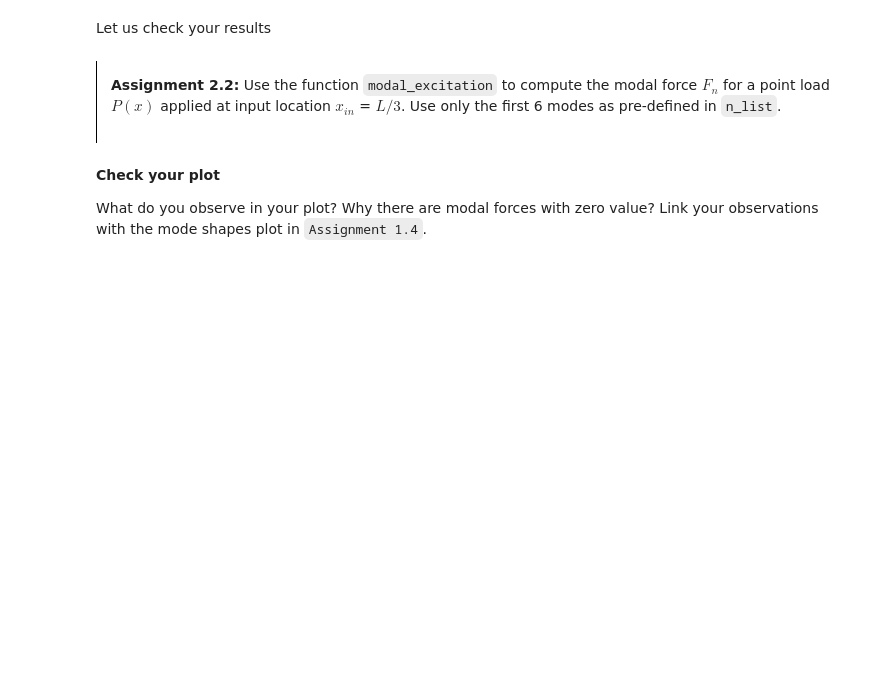
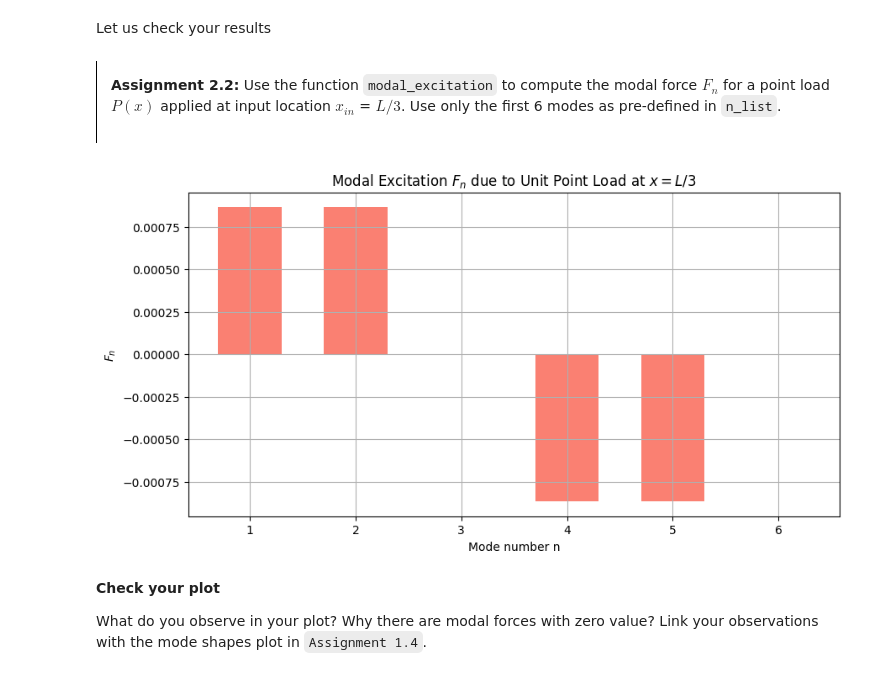
Before and after one commit to Bastien-ulb/MV2627_Exercises, a Jupyter notebook: Session5_Continuous_systems/session5.ipynb, the cells around one changed output. Cells and saved outputs as stored; diff of their text form; code cells hidden in the pictures; blank space fills up the shorter version.

```diff
--- a/Session5_Continuous_systems/session5.ipynb
+++ b/Session5_Continuous_systems/session5.ipynb
@@ -430,18 +436,24 @@ assert np.min(point_load(L, x, x_in)) == 0, "The point load should be 0 outside
 # %%
 n_list = np.arange(1, 7)  # first 6 modes
 x = np.linspace(0, L, 1000)  # positions along the beam
-p = None  # define your point load
 psi_list = None  # list of mode shapes
 F_n_list = None # list of modal forces
 # YOUR CODE HERE
-raise NotImplementedError()
+p_x = point_load(L, x, x_in)
+psi_list = []
+F_n_list = []
+for i in range(1, len(n_list)+1):
+  psi_list.append(np.sin((i*np.pi*x)/L))
+  F_n_list.append(modal_excitation(p_x, psi_list[-1+i], x))
 fig, ax = plt.subplots(figsize=(10, 5))
 ax.bar(n_list, F_n_list, color='salmon', width=0.6)
 ax.set_xticks(n_list)
 ax.set_xlabel('Mode number n')
 ax.set_ylabel('$F_n$')
 ax.set_title('Modal Excitation $F_n$ due to Unit Point Load at $x = L/3$')
 ax.grid(True)
+# %% [output]
+[figure, added]
 # %% [markdown]
 **Check your plot**
 
```
Also changed, not shown: parts of 4 cells of this notebook.
